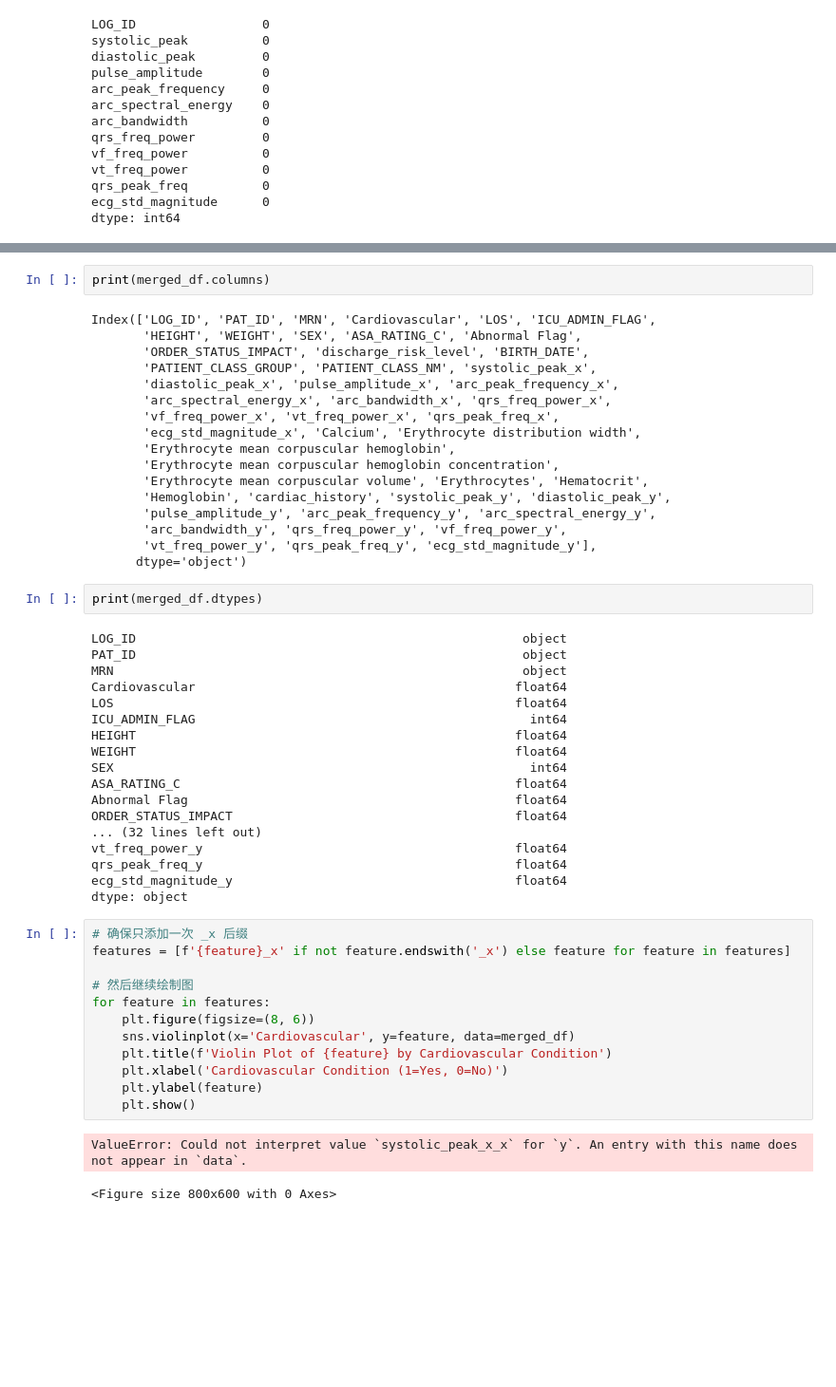
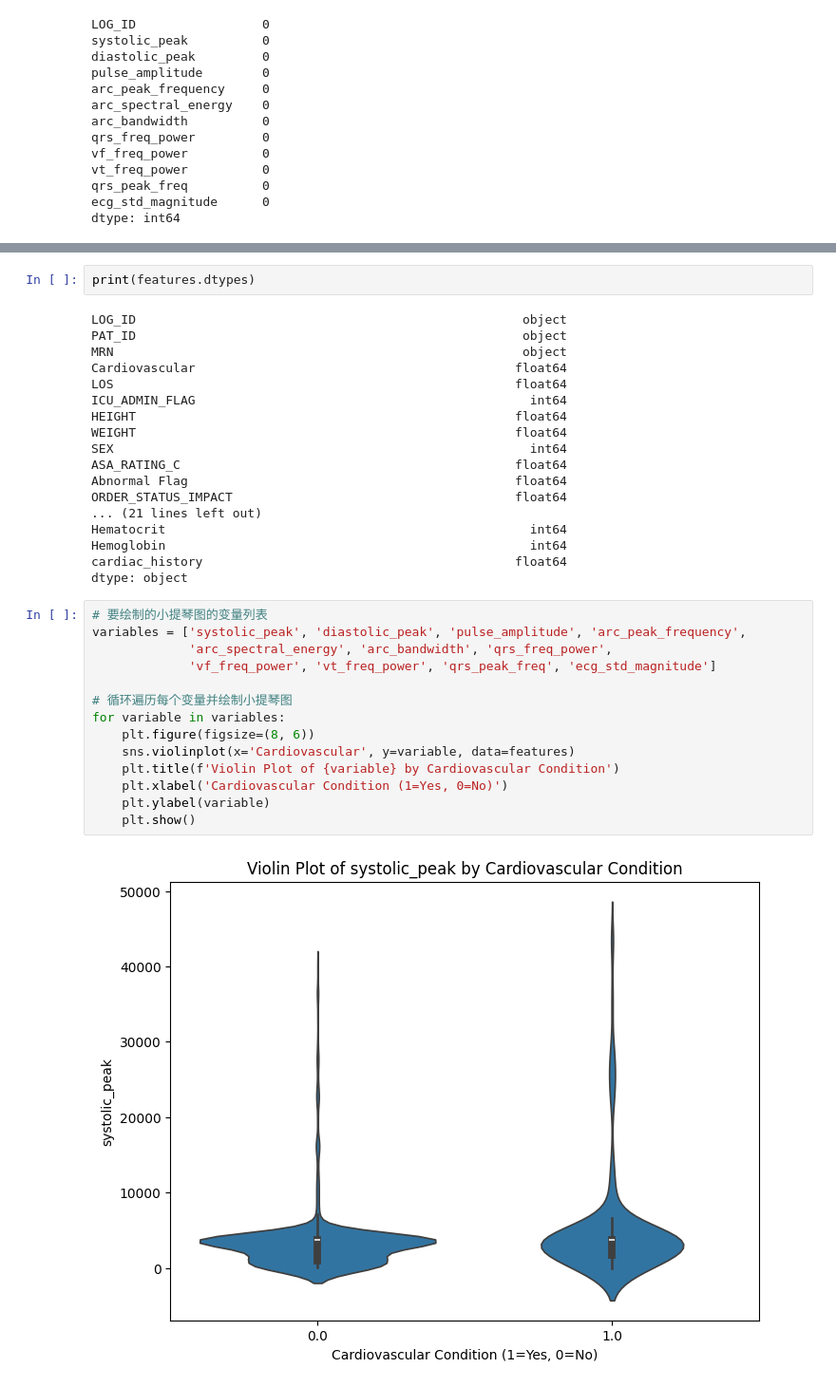
Before and after one commit to jiulong15/comp90051, a Jupyter notebook: code/EDA.ipynb, the cells around one changed output, grey strips where cells are left out. Shown at 95% size. Drawn from its saved outputs; the diff is of its cells as text; blank space fills up the shorter version.

```diff
--- a/code/EDA.ipynb
+++ b/code/EDA.ipynb
@@ -138,24 +121,5 @@ print(merged_df)
-# %%
-print(merged_df.columns)
-# %% [output]
-Index(['LOG_ID', 'PAT_ID', 'MRN', 'Cardiovascular', 'LOS', 'ICU_ADMIN_FLAG',
-       'HEIGHT', 'WEIGHT', 'SEX', 'ASA_RATING_C', 'Abnormal Flag',
-       'ORDER_STATUS_IMPACT', 'discharge_risk_level', 'BIRTH_DATE',
-       'PATIENT_CLASS_GROUP', 'PATIENT_CLASS_NM', 'systolic_peak_x',
-       'diastolic_peak_x', 'pulse_amplitude_x', 'arc_peak_frequency_x',
-       'arc_spectral_energy_x', 'arc_bandwidth_x', 'qrs_freq_power_x',
-       'vf_freq_power_x', 'vt_freq_power_x', 'qrs_peak_freq_x',
-       'ecg_std_magnitude_x', 'Calcium', 'Erythrocyte distribution width',
-       'Erythrocyte mean corpuscular hemoglobin',
-       'Erythrocyte mean corpuscular hemoglobin concentration',
-       'Erythrocyte mean corpuscular volume', 'Erythrocytes', 'Hematocrit',
-       'Hemoglobin', 'cardiac_history', 'systolic_peak_y', 'diastolic_peak_y',
-       'pulse_amplitude_y', 'arc_peak_frequency_y', 'arc_spectral_energy_y',
-       'arc_bandwidth_y', 'qrs_freq_power_y', 'vf_freq_power_y',
-       'vt_freq_power_y', 'qrs_peak_freq_y', 'ecg_std_magnitude_y'],
-      dtype='object')
 # %%
-print(merged_df.dtypes)
+print(features.dtypes)
 # %% [output]
 LOG_ID                                                    object
 PAT_ID                                                    object
@@ -169,23 +133,24 @@ SEX                                                        int64
 ASA_RATING_C                                             float64
 Abnormal Flag                                            float64
 ORDER_STATUS_IMPACT                                      float64
-... (32 lines left out)
-vt_freq_power_y                                          float64
-qrs_peak_freq_y                                          float64
-ecg_std_magnitude_y                                      float64
+... (21 lines left out)
+Hematocrit                                                 int64
+Hemoglobin                                                 int64
+cardiac_history                                          float64
 dtype: object
 # %%
-# 确保只添加一次 _x 后缀
-features = [f'{feature}_x' if not feature.endswith('_x') else feature for feature in features]
+# 要绘制的小提琴图的变量列表
+variables = ['systolic_peak', 'diastolic_peak', 'pulse_amplitude', 'arc_peak_frequency',
+             'arc_spectral_energy', 'arc_bandwidth', 'qrs_freq_power',
+             'vf_freq_power', 'vt_freq_power', 'qrs_peak_freq', 'ecg_std_magnitude']
 
-# 然后继续绘制图
-for feature in features:
+# 循环遍历每个变量并绘制小提琴图
+for variable in variables:
     plt.figure(figsize=(8, 6))
-    sns.violinplot(x='Cardiovascular', y=feature, data=merged_df)
-    plt.title(f'Violin Plot of {feature} by Cardiovascular Condition')
+    sns.violinplot(x='Cardiovascular', y=variable, data=features)
+    plt.title(f'Violin Plot of {variable} by Cardiovascular Condition')
     plt.xlabel('Cardiovascular Condition (1=Yes, 0=No)')
-    plt.ylabel(feature)
+    plt.ylabel(variable)
     plt.show()
 # %% [output]
-ValueError: Could not interpret value `systolic_peak_x_x` for `y`. An entry with this name does not appear in `data`.
-<Figure size 800x600 with 0 Axes>
+[figure, added]
```
Also changed, not shown: parts of 20 cells of this notebook.
